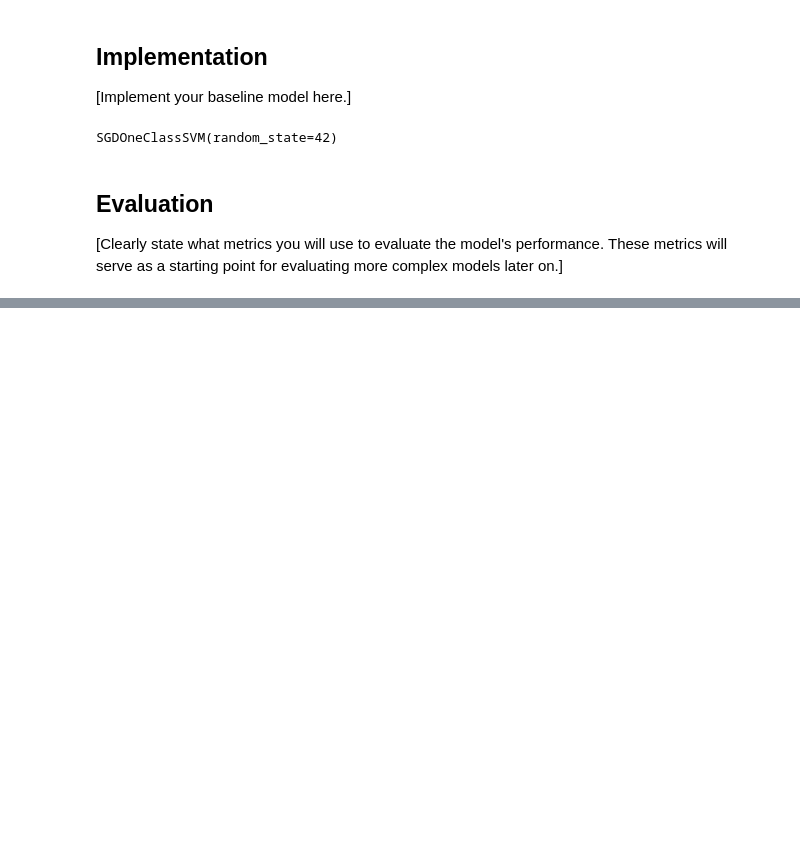
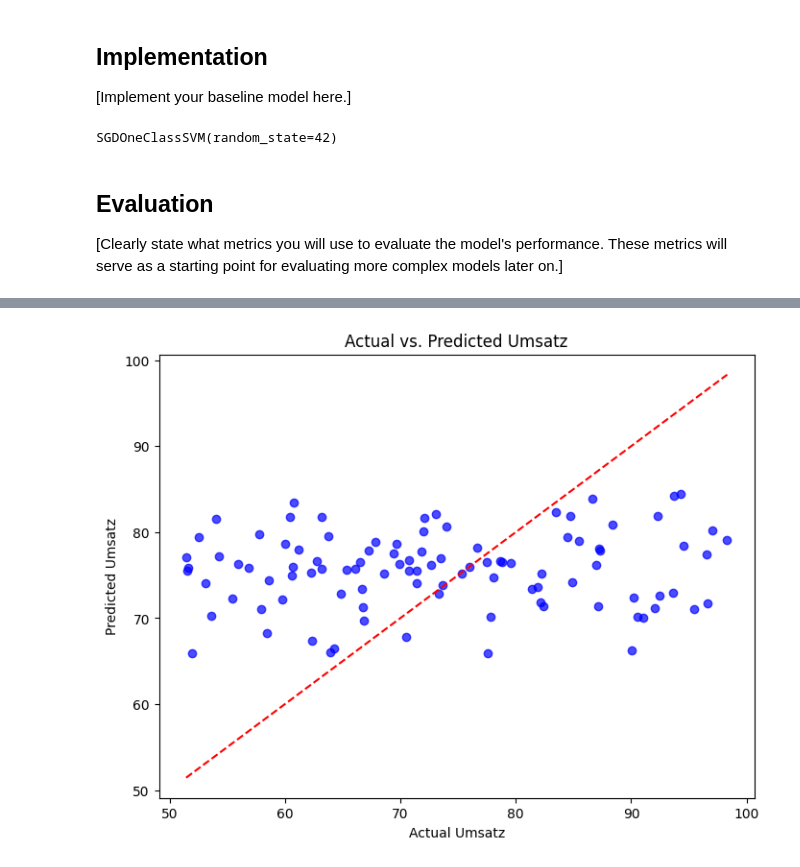
Before and after one commit to Wiebke-Engler/Machine_learning_tensorflow, a Jupyter notebook: 2_BaselineModel/baseline_model.ipynb, the cells around one changed output, grey strips where cells are left out. Drawn from its saved outputs; the diff is of its cells as text; code cells hidden in the pictures; blank space fills up the shorter version.

Commit message:
Baseline model errrors fixed

```diff
--- a/2_BaselineModel/baseline_model.ipynb
+++ b/2_BaselineModel/baseline_model.ipynb
@@ -76,0 +80,99 @@ ValueError: Classification metrics can't handle a mix of continuous and binary t
+# %%
+# Import necessary libraries
+import pandas as pd  # Data manipulation and handling
+%pip install statsmodels
+import statsmodels as sm
+import statsmodels.api as sm  # Building and summarizing regression models
+from sklearn.preprocessing import StandardScaler  # Scaling features for regression
+from sklearn.model_selection import train_test_split  # Splitting data into train and test sets
+import matplotlib.pyplot as plt  # Visualization library
+import seaborn as sns  # Advanced data visualizations
+
+# Load the dataset
+
+data=df
+#'Latitude','Longitude','Human Activity Index','Climate Change Impact','Sonar Radar Detection','Looting Risk (%)', 'Ptolomaer',
+        #'Erste Zwischenzeit' ,'Antike', 'Spätzeit', 'Dritte Zwischenzeit', 'Neues Reich','Zweite Zwischenzeit','Römisch','Mittleres Reich',
+       # 'Bronze','Demotisch','Griechisch','Koptisch','Hieroglyphen','Keilschrift','Hieratisch','Kalkstein','Gips','Gold','Holz','Sandstein','Lehm','Granit','Ziegel'
+features = ['Latitude','Longitude','Climate Change Impact','Lehm' ,'Ptolomaer',
+          'Erste Zwischenzeit' ,'Antike', 'Spätzeit', 'Dritte Zwischenzeit', 'Neues Reich','Zweite Zwischenzeit','Römisch','Mittleres Reich',
+          'Demotisch','Griechisch','Koptisch','Hieroglyphen','Keilschrift','Hieratisch','Granit','Sandstein']
+X = data[features]
+y=data['AI Prediction Score']
+
+# Scale the feature data to standardize the range
+scaler = StandardScaler()
+X_scaled = scaler.fit_transform(X)
+
+X_train = X_train[features]
+y_train = y_train#['AI Prediction Score']
+
+X_test = X_test[features]
+y_test = y_test#['AI Prediction Score']
+
+X_validation=X_test[features]
+y_validation=y_test #['AI Prediction Score']
+
+
+# Add a constant term to the training data for the regression intercept
+X_train = sm.add_constant(X_train)
+
+# Train the linear regression model using Statsmodels
+model = sm.OLS(y_train.astype(float), X_train.astype(float)).fit()
+
+# Print the summary of the regression model
+# Includes metrics like R-squared, coefficients, and p-values for each feature
+print(model.summary())
+
+# Make predictions on the test set
+X_test = sm.add_constant(X_test)  # Add constant to test set for predictions
+predictions = model.predict(X_test.astype(float))
+print("Predictions for test data:", predictions)
+
+# Calculate Mean Absolute Percentage Error (MAPE) for error evaluation
+mape = (abs((y_test - predictions) / y_test).mean()) * 100
+print(f"Mean Absolute Percentage Error (MAPE): {mape:.2f}%")
+
+# Scatter plot: Actual vs. Predicted Umsatz
+plt.figure(figsize=(8, 6))
+plt.scatter(y_test, predictions, alpha=0.7, color="blue")
+plt.plot([y_test.min(), y_test.max()], [y_test.min(), y_test.max()], 'k--', color="red")
+plt.xlabel("Actual Umsatz")
+plt.ylabel("Predicted Umsatz")
+plt.title("Actual vs. Predicted Umsatz")
+plt.show()
+
+# Calculate residuals (differences between actual and predicted Umsätze)
+residuals = y_test - predictions
+
+# Residual plot: Predicted Umsätze vs. Residuals
+plt.figure(figsize=(8, 6))
+plt.scatter(predictions, residuals, alpha=0.7, color="green")
+plt.axhline(y=0, color="red", linestyle="--")
+plt.xlabel("Predicted Umsätze")
+plt.ylabel("Residuals")
+plt.title("Residual Plot")
+plt.show()
+
+# Histogram of residuals to check normality
+plt.figure(figsize=(8, 6))
+sns.histplot(residuals, kde=True, color="purple")
+plt.title("Histogram of Residuals")
+plt.xlabel("Residuals")
+plt.ylabel("Frequency")
+plt.show()
+
+# Create a DataFrame of model coefficients
+coefficients = pd.DataFrame({
+    'Feature': ['Intercept'] + features,
+    'Coefficient': model.params
+})
+
+# Bar plot of feature coefficients
+plt.figure(figsize=(8, 6))
+sns.barplot(x='Coefficient', y='Feature', data=coefficients, palette="Blues_d")
+plt.title("Feature Coefficients")
+plt.xlabel("Coefficients")
+plt.ylabel("Features")
+plt.show()
+# %% [output]
@@ -76,0 +196 @@ ValueError: Classification metrics can't handle a mix of continuous and binary t
+[figure, added]
```
Also changed, not shown: parts of 3 cells of this notebook.
